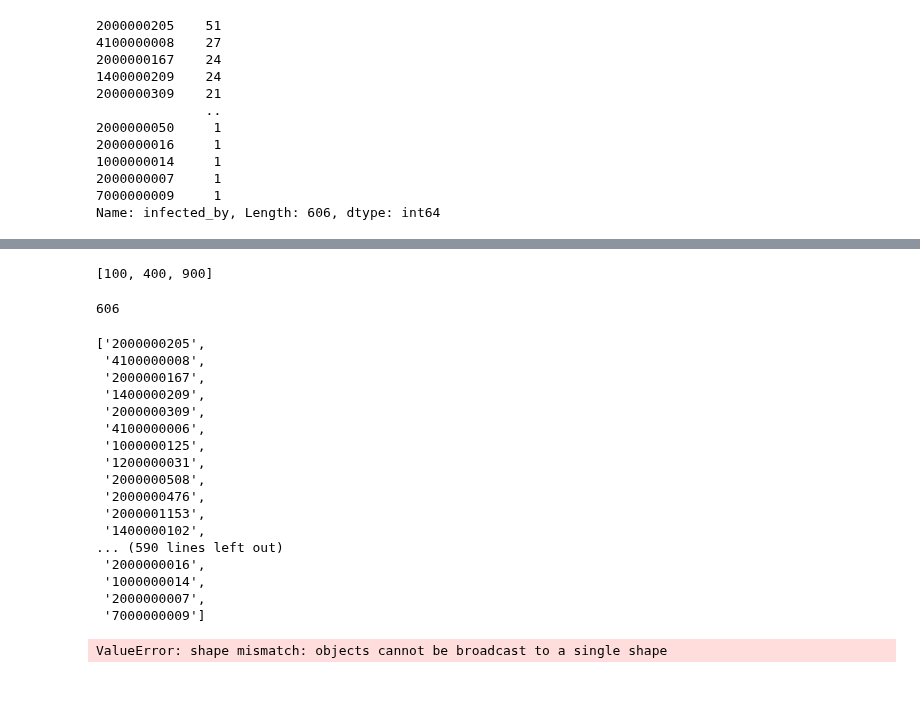
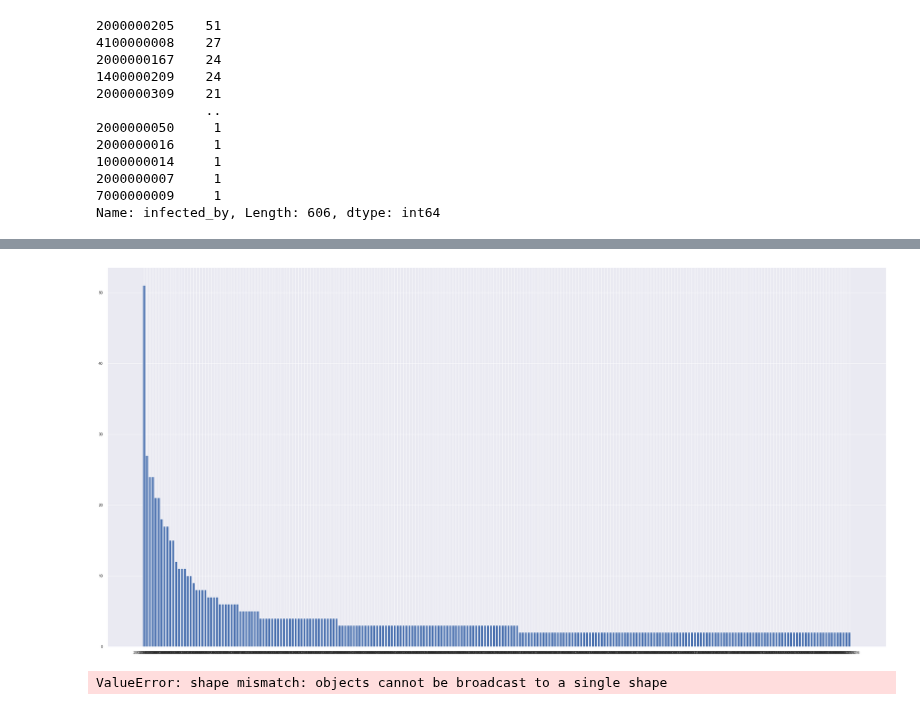
Before and after one commit to zzozzo/Datathon, a Jupyter notebook: DS_covid19.ipynb, the cells around one changed output, grey strips where cells are left out. Cells and saved outputs as stored; diff of their text form; code cells hidden in the pictures.

```diff
--- a/DS_covid19.ipynb
+++ b/DS_covid19.ipynb
@@ -151,6 +146,7 @@ plt.show()
 # %%
-# 여기서 1명 감염 시킨 사람은 별 의미가 없으므로 제거 하도록 한다
+# 여기서 1명 감염 시킨 사람은 별 의미가 없으므로 제거 하도록 한다. 라고 하려고 했는데
+# 5명 이하를 감염시킨 의미가 없지 않
 
-idx = infected_by[infected_by['infected_by']==1].index
+idx = infected_by[infected_by==1].index
 idx
-#PI_df.drop(idx, inplace=True)
+infected_by.drop(idx, inplace=True)
@@ -191,31 +153,12 @@ plt.show()
-# %%
-values
-# %% [output]
-[100, 400, 900]
-# %%
-len(p_id)
-# %% [output]
-606
-# %%
-list(p_id)
-# %% [output]
-['2000000205',
- '4100000008',
- '2000000167',
- '1400000209',
- '2000000309',
- '4100000006',
- '1000000125',
- '1200000031',
- '2000000508',
- '2000000476',
- '2000001153',
- '1400000102',
-... (590 lines left out)
- '2000000016',
- '1000000014',
- '2000000007',
- '7000000009']
+# %%
+x = infected_by.index
+y = infected_by.values
+# %%
+plt.figure(figsize=(40,20))
+plt.bar(x, y)
+plt.show()
+# %% [output]
+[figure, new version]
 # %%
 myList =infected_by.items()
 x, y = zip(*myList)
```
Also changed, not shown: parts of 13 cells of this notebook.
